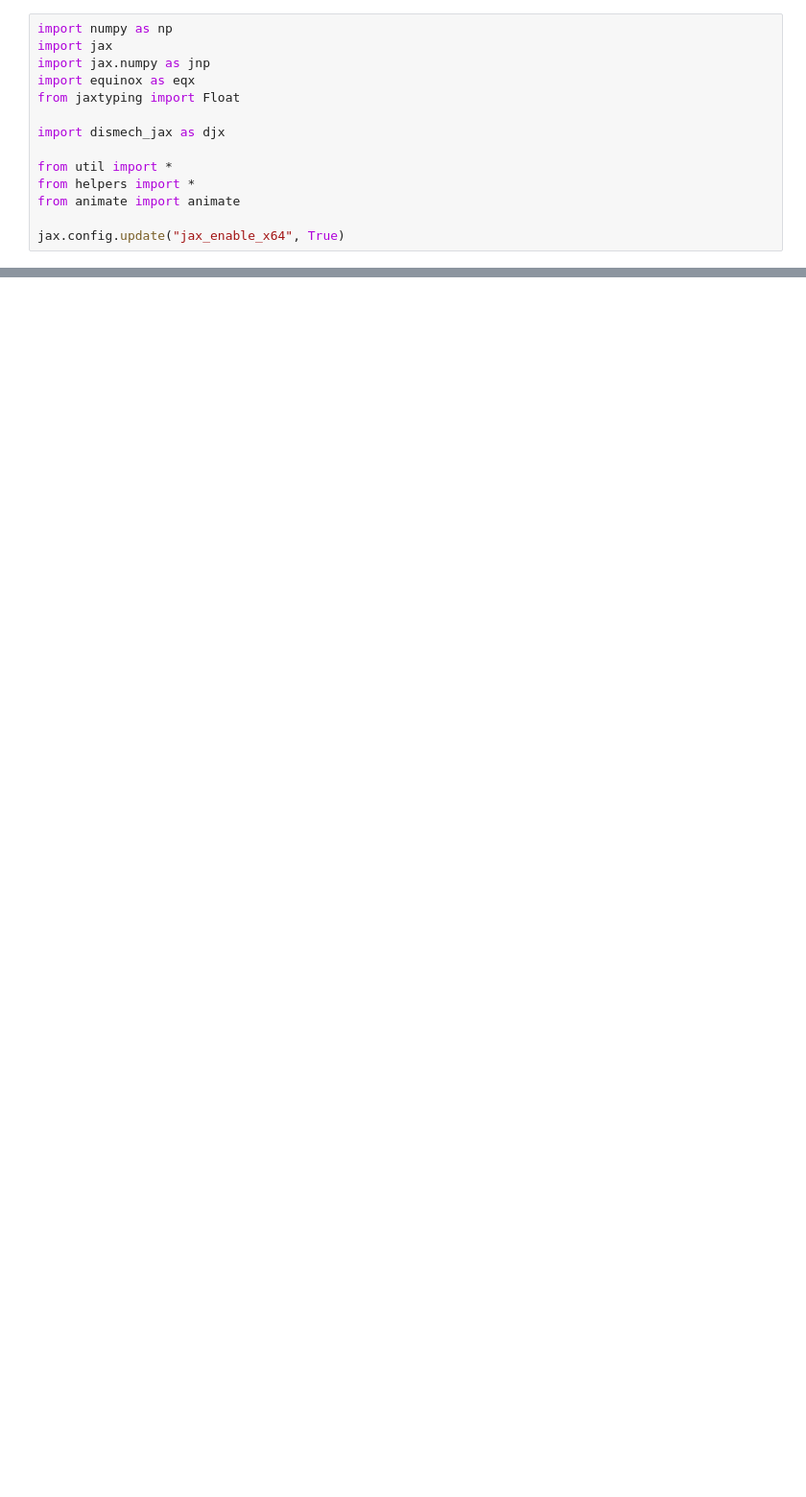
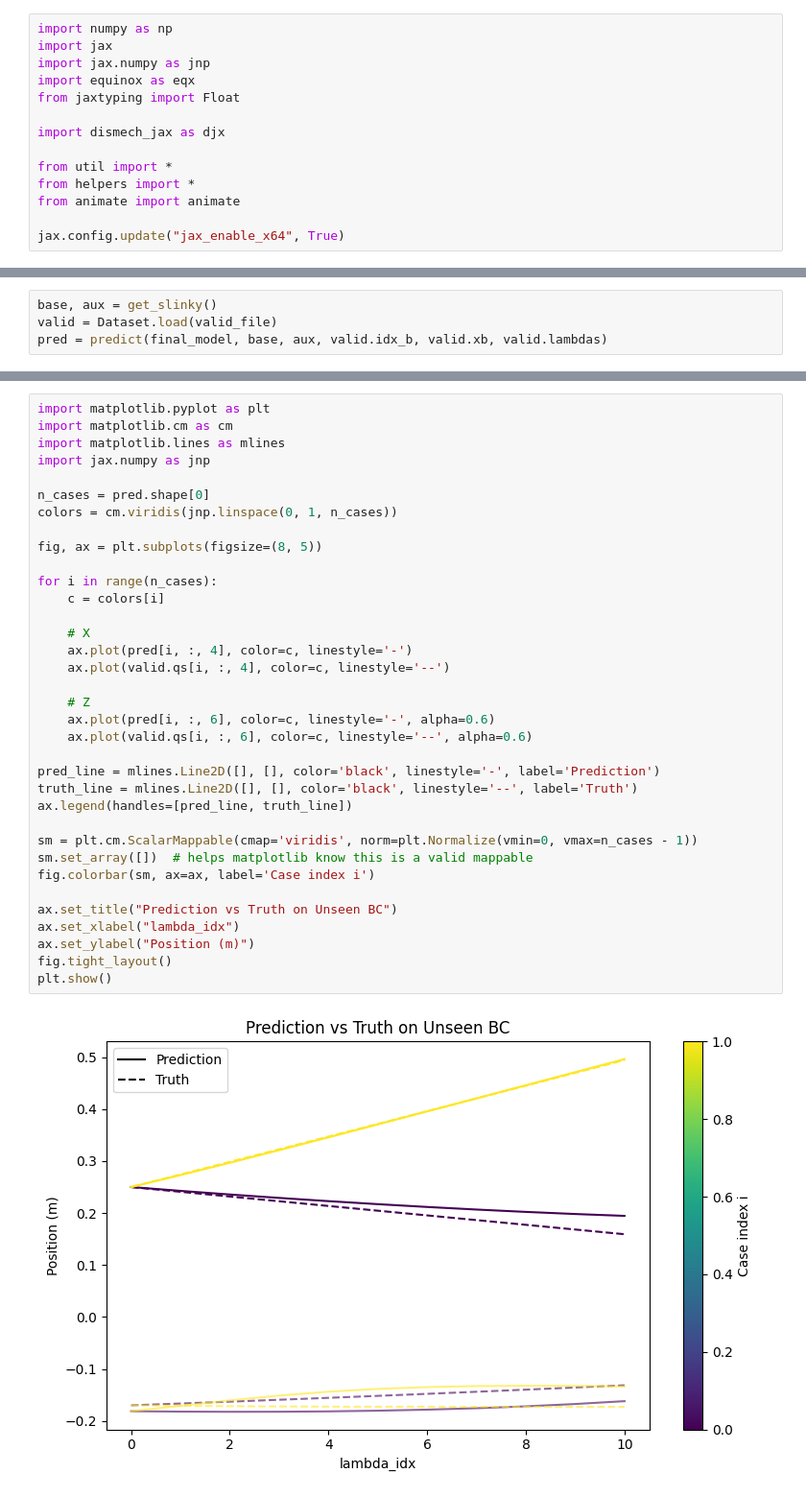
Before and after one commit to ryanchaiyakul/dismech-jax, a Jupyter notebook: examples/slinky/slinky_2D/2d_slinky_diag.ipynb, the cells around one changed output, grey strips where cells are left out. Shown at 96% size. Cells and saved outputs as stored; diff of their text form; blank space fills up the shorter version.

```diff
--- a/examples/slinky/slinky_2D/2d_slinky_diag.ipynb
+++ b/examples/slinky/slinky_2D/2d_slinky_diag.ipynb
@@ -76,0 +80,4 @@ plt.show()
+# %%
+base, aux = get_slinky()
+valid = Dataset.load(valid_file)
+pred = predict(final_model, base, aux, valid.idx_b, valid.xb, valid.lambdas)
@@ -76,0 +92,37 @@ plt.show()
+# %%
+import matplotlib.pyplot as plt
+import matplotlib.cm as cm
+import matplotlib.lines as mlines
+import jax.numpy as jnp
+
+n_cases = pred.shape[0]
+colors = cm.viridis(jnp.linspace(0, 1, n_cases))
+
+fig, ax = plt.subplots(figsize=(8, 5))
+
+for i in range(n_cases):
+    c = colors[i]
+
+    # X
+    ax.plot(pred[i, :, 4], color=c, linestyle='-')
+    ax.plot(valid.qs[i, :, 4], color=c, linestyle='--')
+
+    # Z
+    ax.plot(pred[i, :, 6], color=c, linestyle='-', alpha=0.6)
+    ax.plot(valid.qs[i, :, 6], color=c, linestyle='--', alpha=0.6)
+
+pred_line = mlines.Line2D([], [], color='black', linestyle='-', label='Prediction')
+truth_line = mlines.Line2D([], [], color='black', linestyle='--', label='Truth')
+ax.legend(handles=[pred_line, truth_line])
+
+sm = plt.cm.ScalarMappable(cmap='viridis', norm=plt.Normalize(vmin=0, vmax=n_cases - 1))
+sm.set_array([])  # helps matplotlib know this is a valid mappable
+fig.colorbar(sm, ax=ax, label='Case index i')
+
+ax.set_title("Prediction vs Truth on Unseen BC")
+ax.set_xlabel("lambda_idx")
+ax.set_ylabel("Position (m)")
+fig.tight_layout()
+plt.show()
+# %% [output]
+[figure, added]
```
Also changed, not shown: parts of 7 cells of this notebook, 8 other files.
